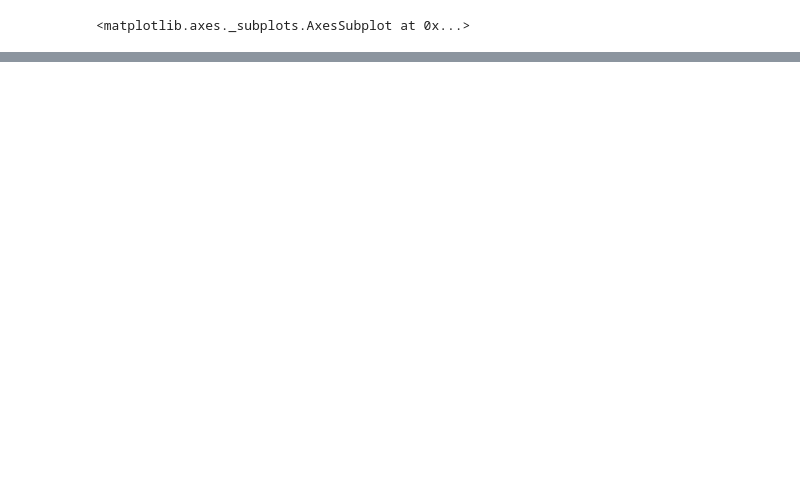
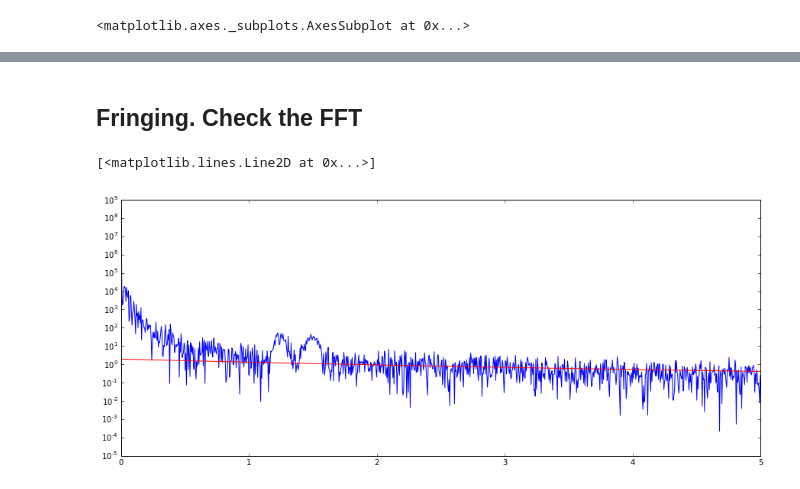
Before and after one commit to kgullikson88/IGRINS_Scripts, a Jupyter notebook: MeasureRV.ipynb, the cells around one changed output, grey strips where cells are left out. Saved outputs shown, nothing was run; the diff lists cells and outputs as text; code cells hidden in the pictures; blank space fills up the shorter version.

```diff
--- a/MeasureRV.ipynb
+++ b/MeasureRV.ipynb
@@ -77,0 +92,18 @@ flat_fitter.plot()
+# %% [markdown]
+## Fringing. Check the FFT
+# %%
+fft = np.fft.rfft(denoised.y)
+freq = np.fft.rfftfreq(denoised.size(), d=denoised.x[1] - denoised.x[0])
+
+fig, ax = plt.subplots(1, 1, figsize=(15,6))
+ax.semilogy(freq, fft.imag**2 + fft.real**2)
+ax.set_xlim((0, 5))
+
+good = freq > 0.5
+pars = np.polyfit(freq[good], np.log10(fft[good]), 4)
+fit = np.poly1d(pars)
+fft_fit = 10**fit(freq)
+plt.plot(freq, fft_fit.imag**2 + fft_fit.real**2, 'r-')
+# %% [output]
+[<matplotlib.lines.Line2D at 0x...>]
+[figure, added]
```
Also changed, not shown: parts of 27 cells of this notebook, 6 other files.
